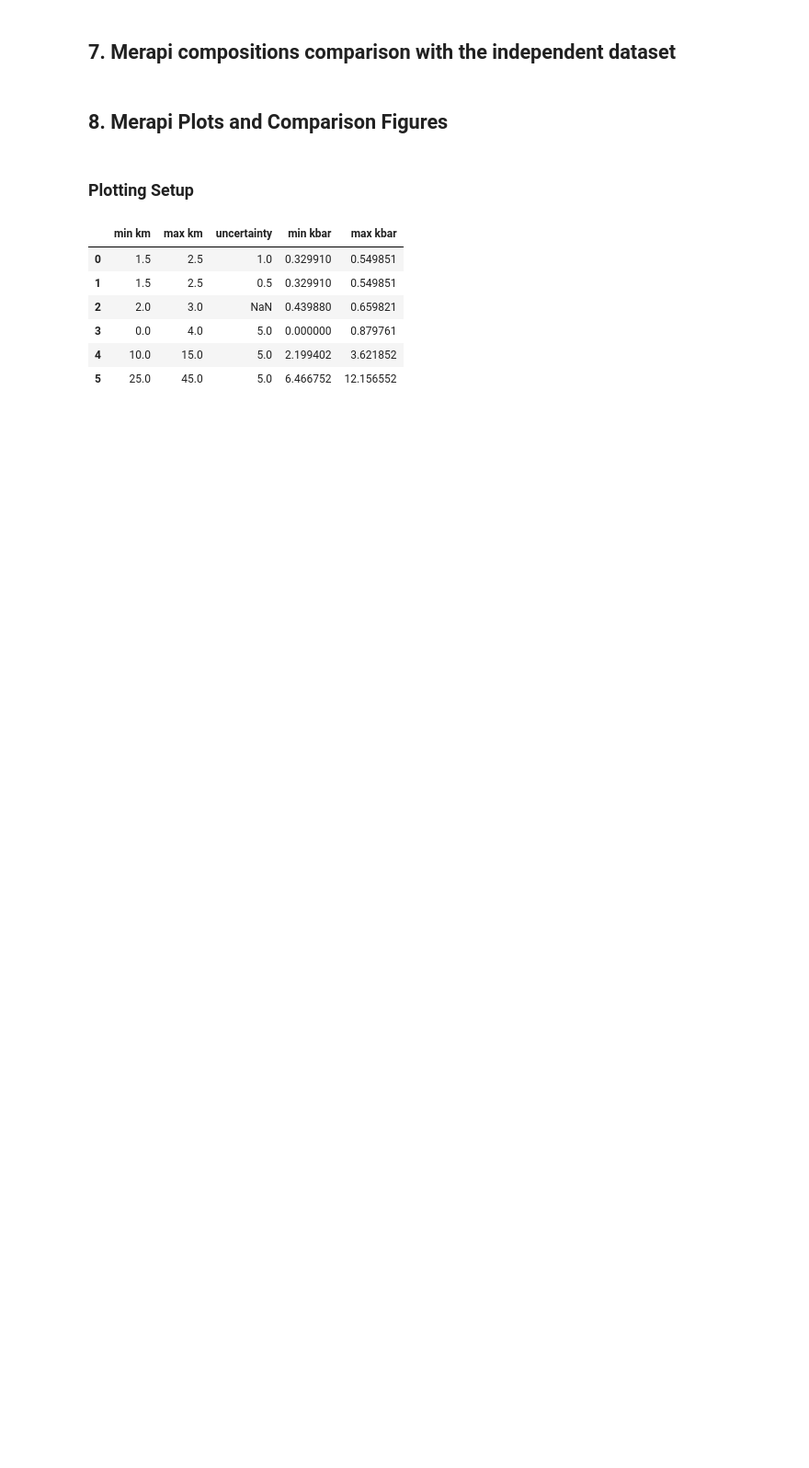
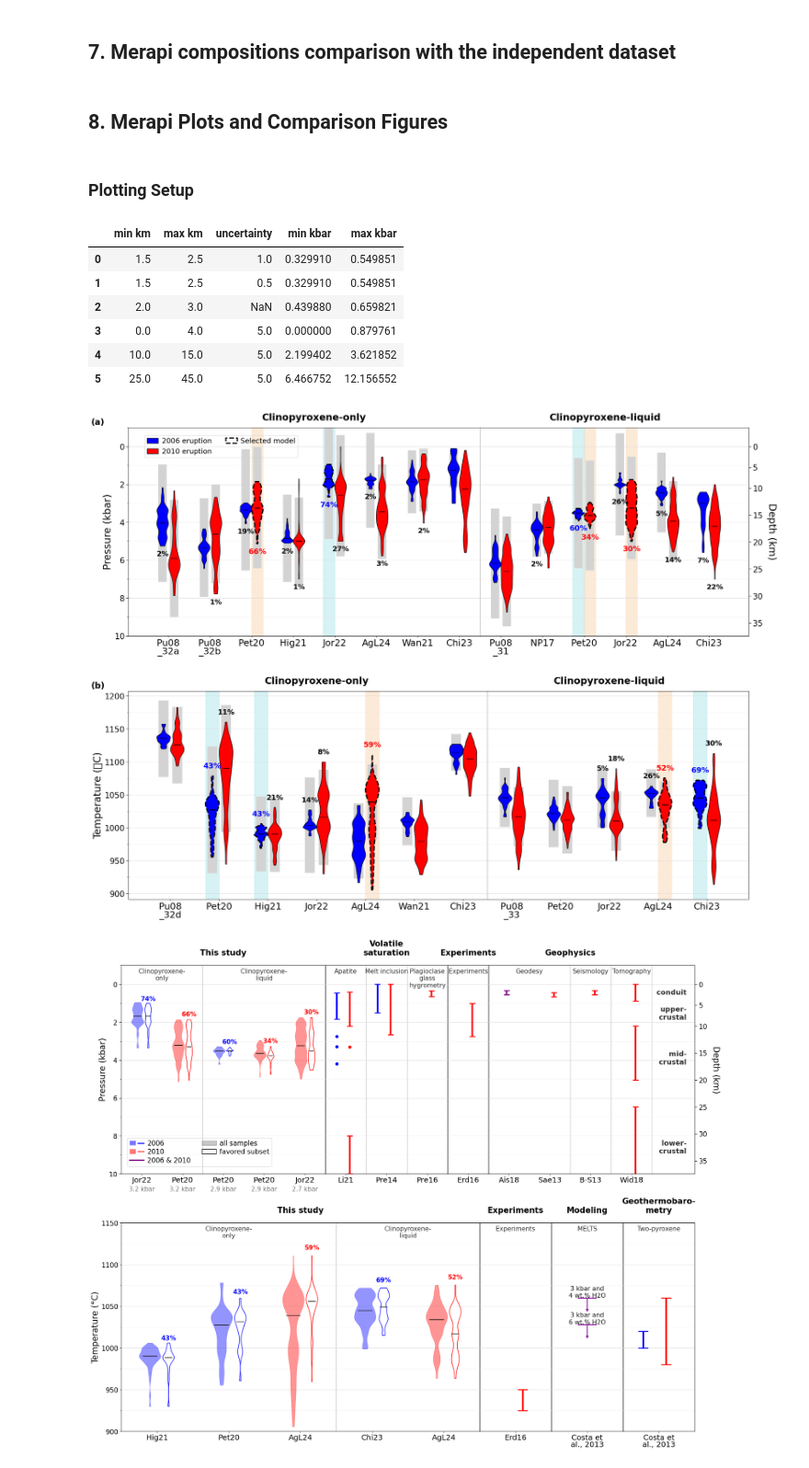
Before and after one commit to Abyss2019/AIMS4PT, a Jupyter notebook: paper/notebooks/04_apply_AIMS4PT_cpx_to_Merapi.ipynb, the cells around one changed output. Shown at 92% size. Cells and saved outputs as stored; diff of their text form; code cells hidden in the pictures; blank space fills up the shorter version.

```diff
--- a/paper/notebooks/04_apply_AIMS4PT_cpx_to_Merapi.ipynb
+++ b/paper/notebooks/04_apply_AIMS4PT_cpx_to_Merapi.ipynb
@@ -865,34 +964,36 @@ figs = plot_ranked_thermobarometry_summary(
     cpx_only,
     cpx_liq,
     pressure_columns={"cpx_only": P_cols_only, "cpx_liq": P_cols_liq},
     temperature_columns={"cpx_only": T_cols_only, "cpx_liq": T_cols_liq},
     pressure_model_pool=P_model_pool,
     temperature_model_pool=T_model_pool,
     pressure_literature=P_lit_raw,
     temperature_literature=T_lit_raw,
     liquid_results=None,
     pressure_ylim=(-1, 10),
     densities_kg_m3=densities_kg_m3,
     layer_boundaries_km=layer_boundaries_km,
     literature_pressure_source="auto",
     this_study_figsize=(23.0, 17.0),
     this_study_subplot_hspace=0.08,
-    literature_figsize=(20.5, 16.0),
-    show=False,
+    literature_figsize=(21, 17.0),
+    show=True,
     use_model_abbreviations=True,
     literature_include_temperature=True,
     literature_panel_labels=(),
     pressure_reservoir_bands=MERAPI_2010_RESERVOIR_BANDS,
     this_study_tick_labelsize=19,
     this_study_model_tick_labelsize=22,
     split_literature_legend=True,
     literature_legend_bbox_to_anchor=(0.47, 0.09),
     literature_model_tick_labelsize=18,
     literature_reservoir_label_x_offset=1.35,
     literature_reservoir_label_right_margin=0.20,
 )
 save_figure_pdf_png(figs["this_study"][0], IMAGES_DIR, "fig_8_Merapi_P_T")
 save_figure_pdf_png(figs["literature_comparison"][0], IMAGES_DIR, "fig_9_Merapi_different_constraints")
 # %% [output]
+[figure, added]
+[figure, added]
 (WindowsPath('c:/Users/13493/Documents/PROJECTS/Cpx_thermobarometry_recommend_202507/code/AIMS4PT/paper/.images/fig_9_Merapi_different_constraints.pdf'),
  WindowsPath('c:/Users/13493/Documents/PROJECTS/Cpx_thermobarometry_recommend_202507/code/AIMS4PT/paper/.images/fig_9_Merapi_different_constraints.png'))
```
Also changed, not shown: parts of 22 cells of this notebook, 4 other files.
